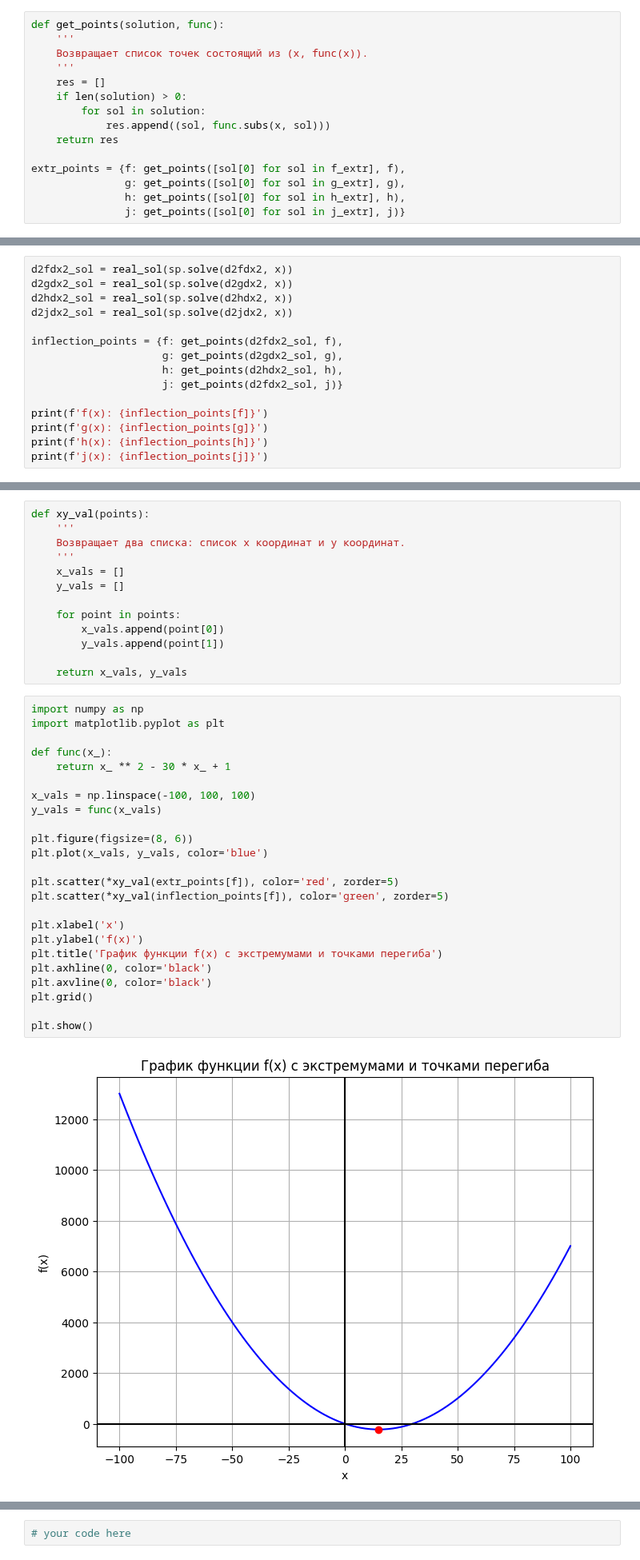
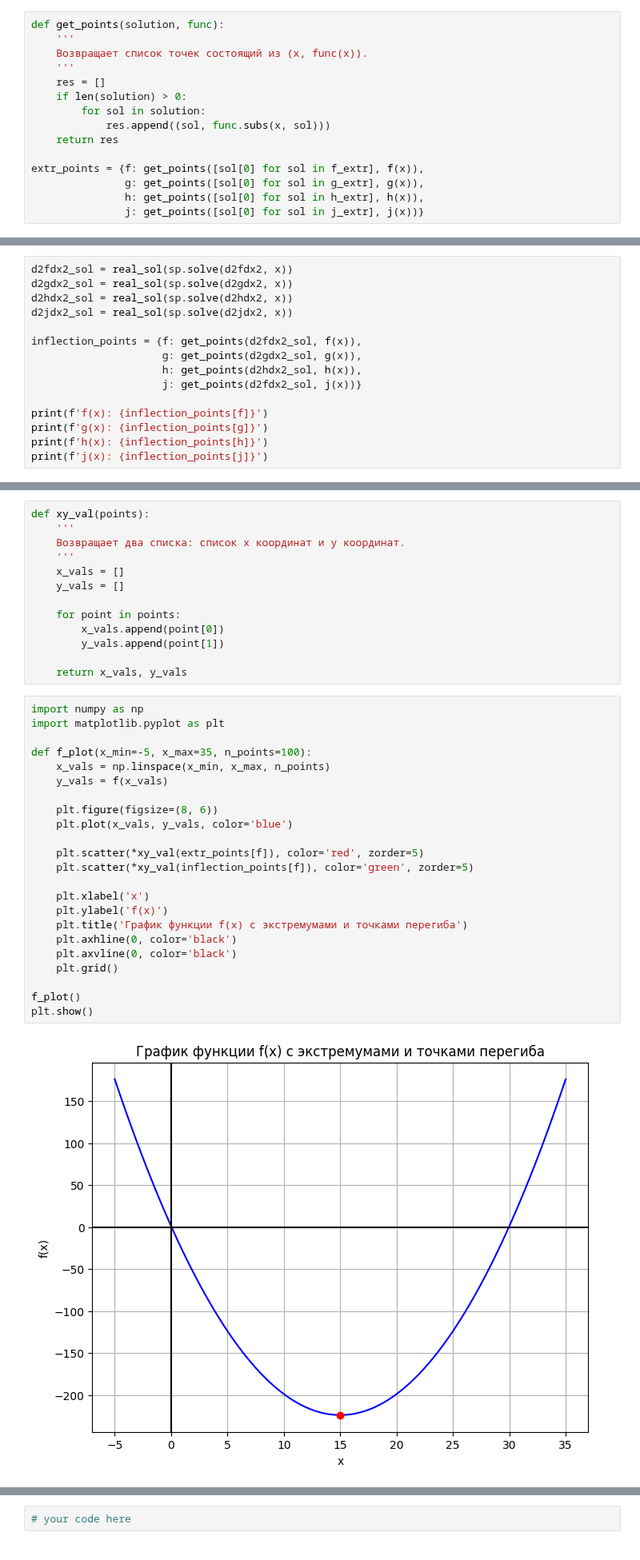
Before and after one commit to vasilyryabtsev/ml-hse-24-25, a Jupyter notebook: HW2_GD/ai_hw2_gd_base.ipynb, the cells around one changed output, grey strips where cells are left out. Shown at 80% size. Saved outputs shown, nothing was run; the diff lists cells and outputs as text.

```diff
--- a/HW2_GD/ai_hw2_gd_base.ipynb
+++ b/HW2_GD/ai_hw2_gd_base.ipynb
@@ -132,10 +132,10 @@ def get_points(solution, func):
             res.append((sol, func.subs(x, sol)))
     return res
 
-extr_points = {f: get_points([sol[0] for sol in f_extr], f),
-               g: get_points([sol[0] for sol in g_extr], g),
-               h: get_points([sol[0] for sol in h_extr], h),
-               j: get_points([sol[0] for sol in j_extr], j)}
+extr_points = {f: get_points([sol[0] for sol in f_extr], f(x)),
+               g: get_points([sol[0] for sol in g_extr], g(x)),
+               h: get_points([sol[0] for sol in h_extr], h(x)),
+               j: get_points([sol[0] for sol in j_extr], j(x))}
 # %% [markdown]
 ## Задание 3 (1 балл)
 # %% [markdown]
@@ -159,10 +159,10 @@ d2gdx2_sol = real_sol(sp.solve(d2gdx2, x))
 d2hdx2_sol = real_sol(sp.solve(d2hdx2, x))
 d2jdx2_sol = real_sol(sp.solve(d2jdx2, x))
 
-inflection_points = {f: get_points(d2fdx2_sol, f),
-                     g: get_points(d2gdx2_sol, g),
-                     h: get_points(d2hdx2_sol, h),
-                     j: get_points(d2fdx2_sol, j)}
+inflection_points = {f: get_points(d2fdx2_sol, f(x)),
+                     g: get_points(d2gdx2_sol, g(x)),
+                     h: get_points(d2hdx2_sol, h(x)),
+                     j: get_points(d2fdx2_sol, j(x))}
 
 print(f'f(x): {inflection_points[f]}')
 print(f'g(x): {inflection_points[g]}')
@@ -205,29 +205,28 @@ def xy_val(points):
 # %%
 import numpy as np
 import matplotlib.pyplot as plt
 
-def func(x_):
-    return x_ ** 2 - 30 * x_ + 1
+def f_plot(x_min=-5, x_max=35, n_points=100):
+    x_vals = np.linspace(x_min, x_max, n_points)
+    y_vals = f(x_vals)
 
-x_vals = np.linspace(-100, 100, 100)
-y_vals = func(x_vals)
+    plt.figure(figsize=(8, 6))
+    plt.plot(x_vals, y_vals, color='blue')
 
-plt.figure(figsize=(8, 6))
-plt.plot(x_vals, y_vals, color='blue')
+    plt.scatter(*xy_val(extr_points[f]), color='red', zorder=5)
+    plt.scatter(*xy_val(inflection_points[f]), color='green', zorder=5)
 
-plt.scatter(*xy_val(extr_points[f]), color='red', zorder=5)
-plt.scatter(*xy_val(inflection_points[f]), color='green', zorder=5)
+    plt.xlabel('x')
+    plt.ylabel('f(x)')
+    plt.title('График функции f(x) c экстремумами и точками перегиба')
+    plt.axhline(0, color='black')
+    plt.axvline(0, color='black')
+    plt.grid()
 
-plt.xlabel('x')
-plt.ylabel('f(x)')
-plt.title('График функции f(x) c экстремумами и точками перегиба')
-plt.axhline(0, color='black')
-plt.axvline(0, color='black')
-plt.grid()
-
+f_plot()
 plt.show()
 # %% [output]
-[figure, old version]
+[figure, new version]
 # %%
 import numpy as np
 import matplotlib.pyplot as plt
```
Also changed, not shown: parts of 13 cells of this notebook.
